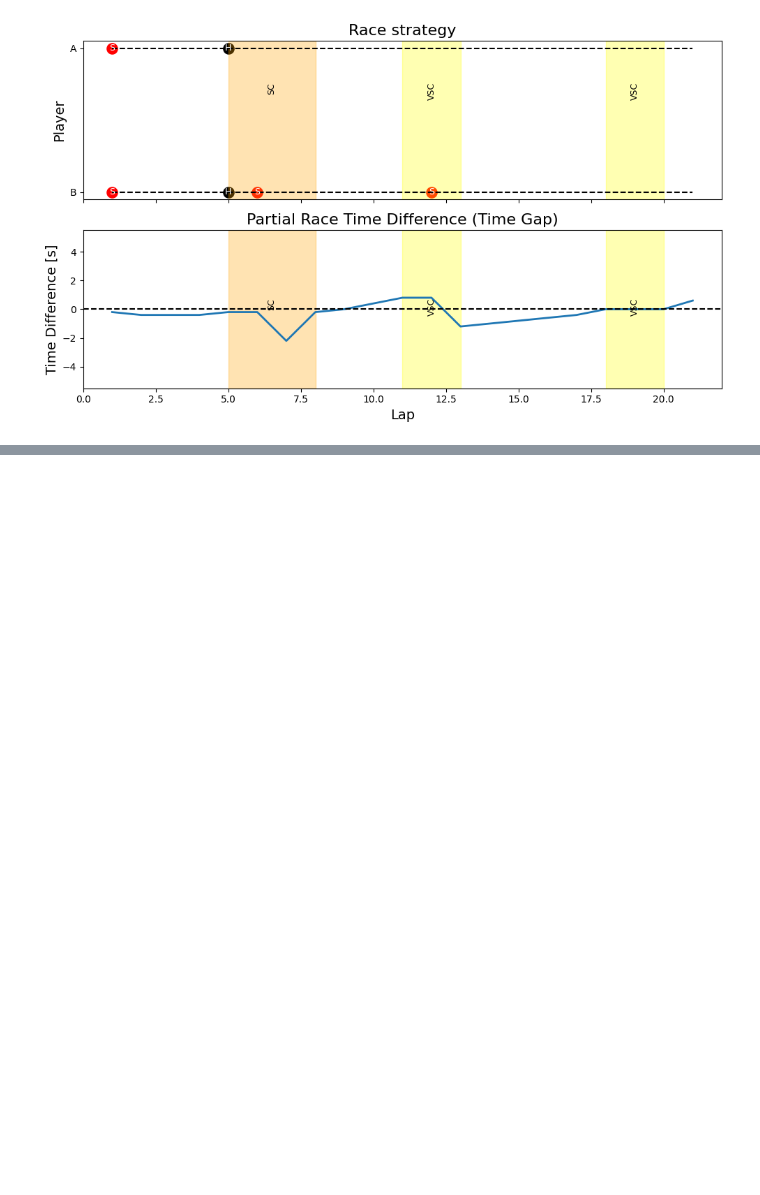
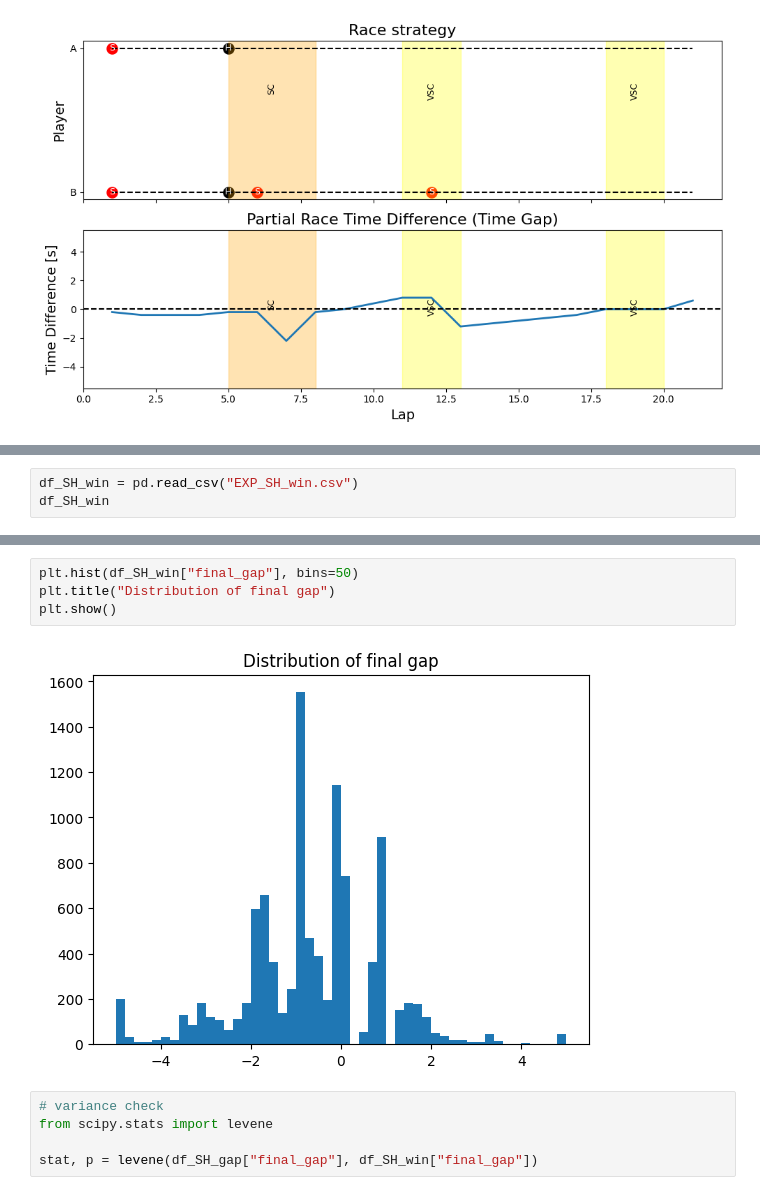
Before and after one commit to elevels20/Thesis-F1-Pit-Stop-Optimization, a Jupyter notebook: Report_figures.ipynb, the cells around one changed output, grey strips where cells are left out. Saved outputs shown, nothing was run; the diff lists cells and outputs as text; blank space fills up the shorter version.

```diff
--- a/Report_figures.ipynb
+++ b/Report_figures.ipynb
@@ -806,0 +857,3 @@ Gap: 0.600000000000005
+# %%
+df_SH_win = pd.read_csv("EXP_SH_win.csv")
+df_SH_win
@@ -806,0 +913,11 @@ Gap: 0.600000000000005
+# %%
+plt.hist(df_SH_win["final_gap"], bins=50)
+plt.title("Distribution of final gap")
+plt.show()
+# %% [output]
+[figure, added]
+# %%
+# variance check
+from scipy.stats import levene
+
+stat, p = levene(df_SH_gap["final_gap"], df_SH_win["final_gap"])
```
Also changed, not shown: parts of 9 cells of this notebook.
